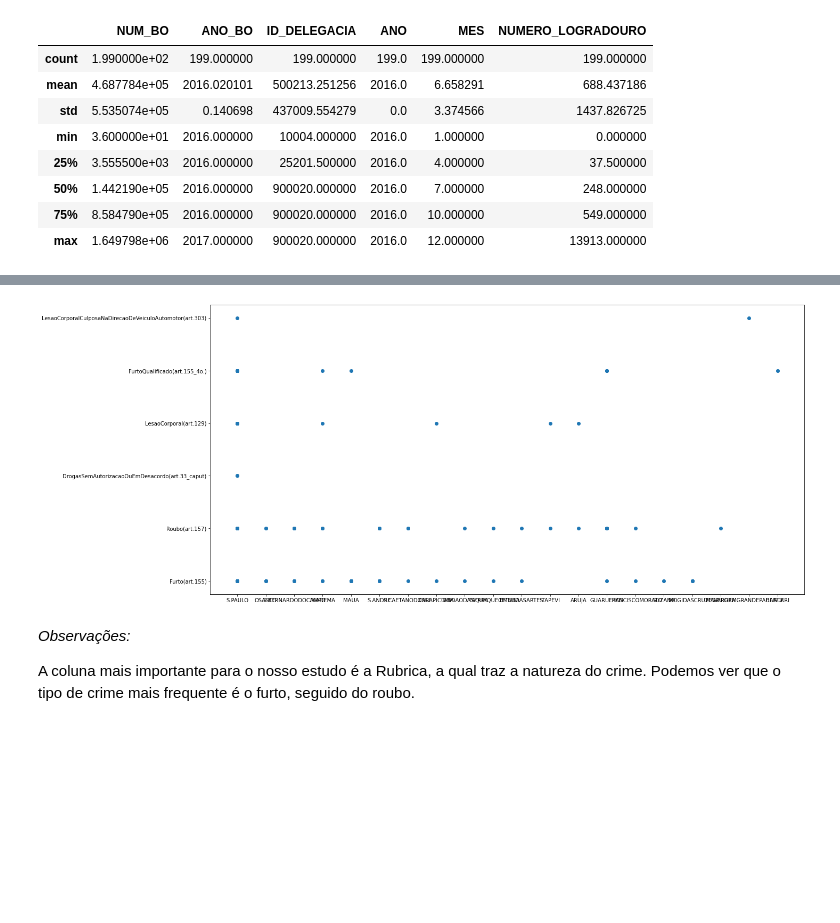
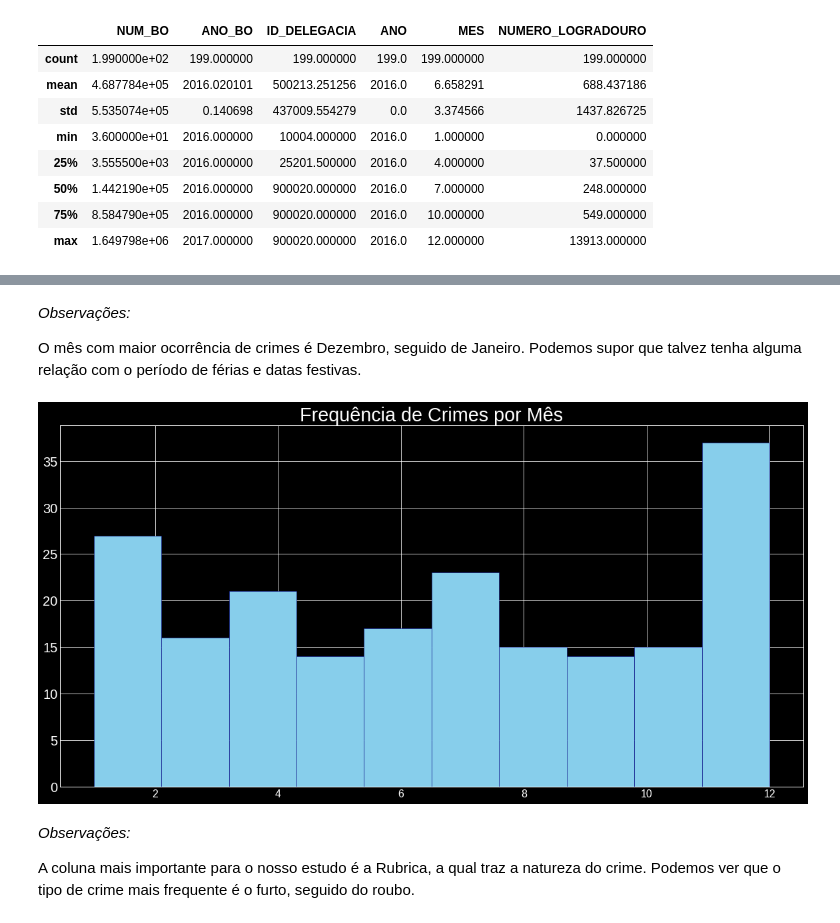
Before and after one commit to debora28/pi-2020.2, a Jupyter notebook: Crime_E2.ipynb, the cells around one changed output, grey strips where cells are left out. Drawn from its saved outputs; the diff is of its cells as text; code cells hidden in the pictures; blank space fills up the shorter version.

```diff
--- a/Crime_E2.ipynb
+++ b/Crime_E2.ipynb
@@ -350,5 +342,5 @@ mesmo crimes nomes diferentes
 # %%
-cidade = data2["CIDADE"]
+mes = data2["MES"]
 delito = data2["RUBRICA"]
 # %%
 # CRIANDO GRUPOS PARA CADA CRIME
@@ -378,10 +370,16 @@ plt.show()
-# %%
-plt.figure(figsize=(20,10))
-#plt.xticks(rotation=90)
-plt.scatter(cidade, delito)
-plt.show()
-# %% [output]
-[figure, removed]
+# %% [markdown]
+*Observações:*
+
+O mês com maior ocorrência de crimes é Dezembro, seguido de Janeiro. Podemos supor que talvez tenha alguma relação com o período de férias e datas festivas.
+# %%
+plt.style.use('dark_background')
+plt.figure(figsize=(20,10))
+plt.hist(mes, color = "skyblue", ec="darkblue")
+plt.title('Frequência de Crimes por Mês')
+plt.rcParams.update({'font.size': 20})
+plt.show()
+# %% [output]
+[figure, added]
 # %% [markdown]
 *Observações:*
 
```
Also changed, not shown: parts of 24 cells of this notebook.
